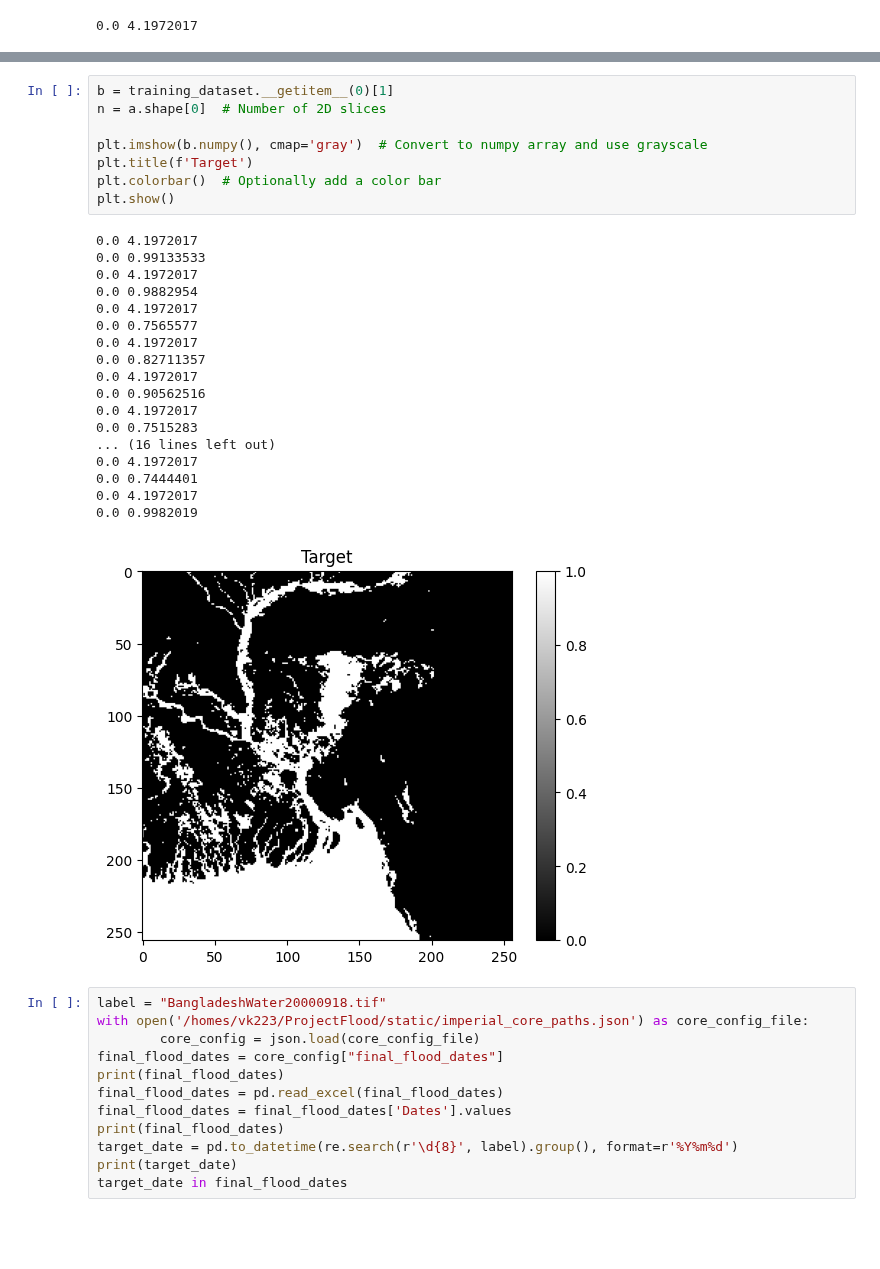
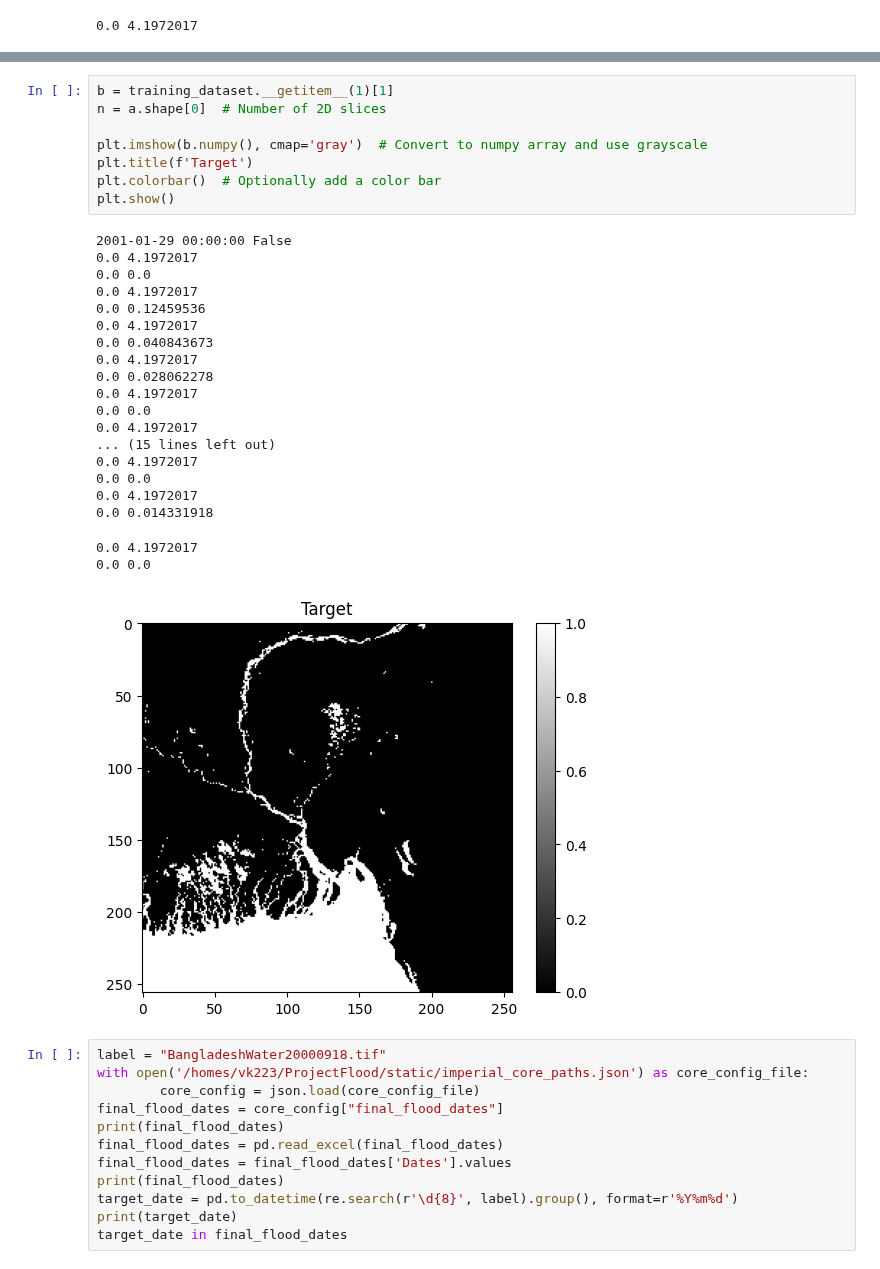
Before and after one commit to VarunKhandekar/ProjectFlood, a Jupyter notebook: dataloaders/dataloader_testing.ipynb, the cells around one changed output, grey strips where cells are left out. Cells and saved outputs as stored; diff of their text form; blank space fills up the shorter version.

```diff
--- a/dataloaders/dataloader_testing.ipynb
+++ b/dataloaders/dataloader_testing.ipynb
@@ -319,32 +308,34 @@ for i in range(n):
 [figure]
 ... (8 outputs left out)
 # %%
-b = training_dataset.__getitem__(0)[1]
+b = training_dataset.__getitem__(1)[1]
 n = a.shape[0]  # Number of 2D slices
 
 plt.imshow(b.numpy(), cmap='gray')  # Convert to numpy array and use grayscale
 plt.title(f'Target')
 plt.colorbar()  # Optionally add a color bar
 plt.show()
 # %% [output]
+2001-01-29 00:00:00 False
 0.0 4.1972017
-0.0 0.99133533
+0.0 0.0
 0.0 4.1972017
-0.0 0.9882954
+0.0 0.12459536
 0.0 4.1972017
-0.0 0.7565577
+0.0 0.040843673
 0.0 4.1972017
-0.0 0.82711357
+0.0 0.028062278
 0.0 4.1972017
-0.0 0.90562516
+0.0 0.0
 0.0 4.1972017
-0.0 0.7515283
-... (16 lines left out)
+... (15 lines left out)
 0.0 4.1972017
-0.0 0.7444401
+0.0 0.0
 0.0 4.1972017
-0.0 0.9982019
+0.0 0.014331918
+0.0 4.1972017
+0.0 0.0
-[figure, old version]
+[figure, new version]
 # %%
 label = "BangladeshWater20000918.tif"
 with open('/homes/vk223/ProjectFlood/static/imperial_core_paths.json') as core_config_file:
```
Also changed, not shown: parts of 3 cells of this notebook, 3 other files.
